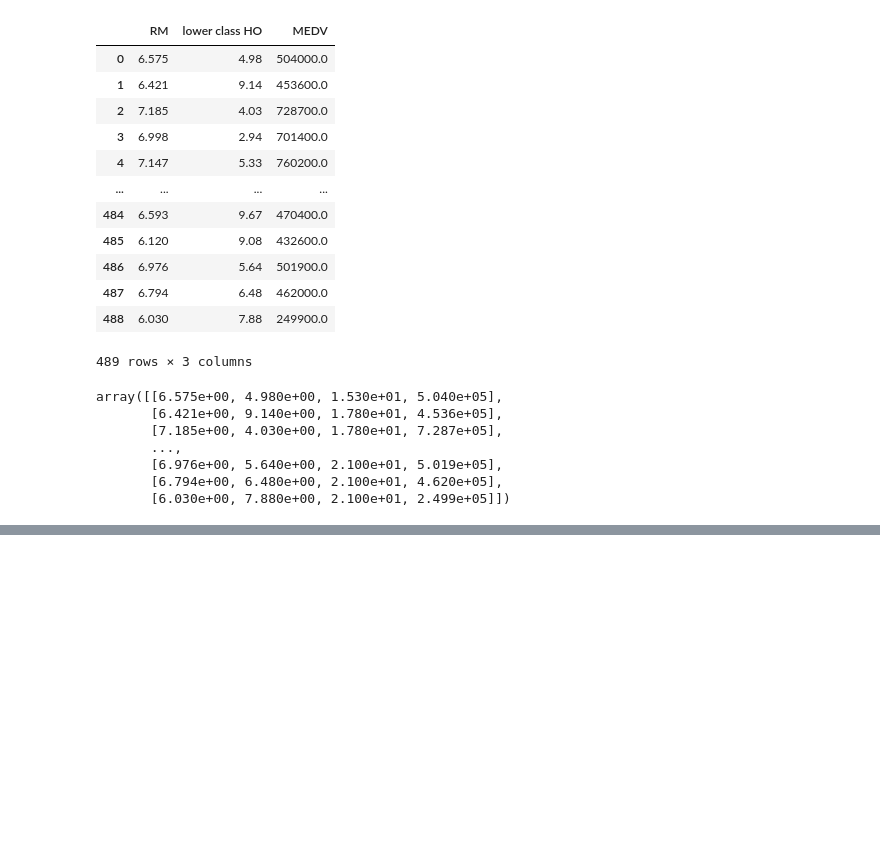
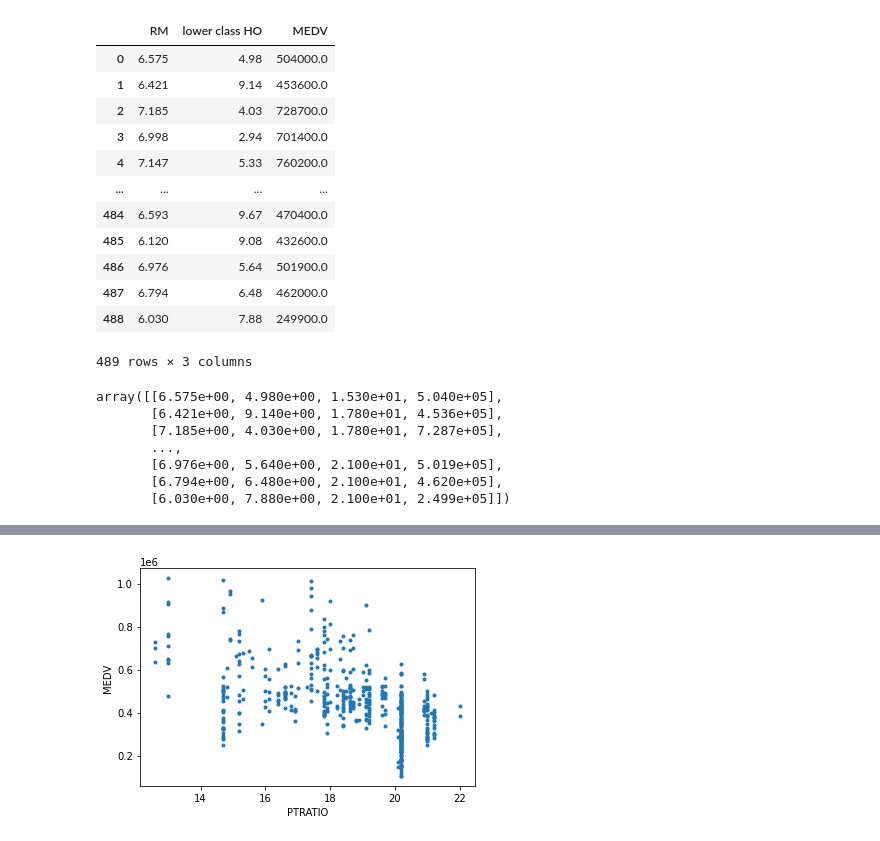
Before and after one commit to rishav4101/10daysofcode-stock_prediction, a Jupyter notebook: tasks/Task1&2.ipynb, the cells around one changed output, grey strips where cells are left out. Drawn from its saved outputs; the diff is of its cells as text; code cells hidden in the pictures; blank space fills up the shorter version.

```diff
--- a/tasks/Task1&2.ipynb
+++ b/tasks/Task1&2.ipynb
@@ -86,0 +99,11 @@ plt.show()
+# %%
+# plot any two columns
+X = dataset[:,2]
+Y = dataset[:,-1]
+
+plt.plot(X,Y, '.')
+plt.xlabel("PTRATIO")
+plt.ylabel("MEDV")
+plt.show()
+# %% [output]
+[figure, added]
```
Also changed, not shown: parts of 3 cells of this notebook.
